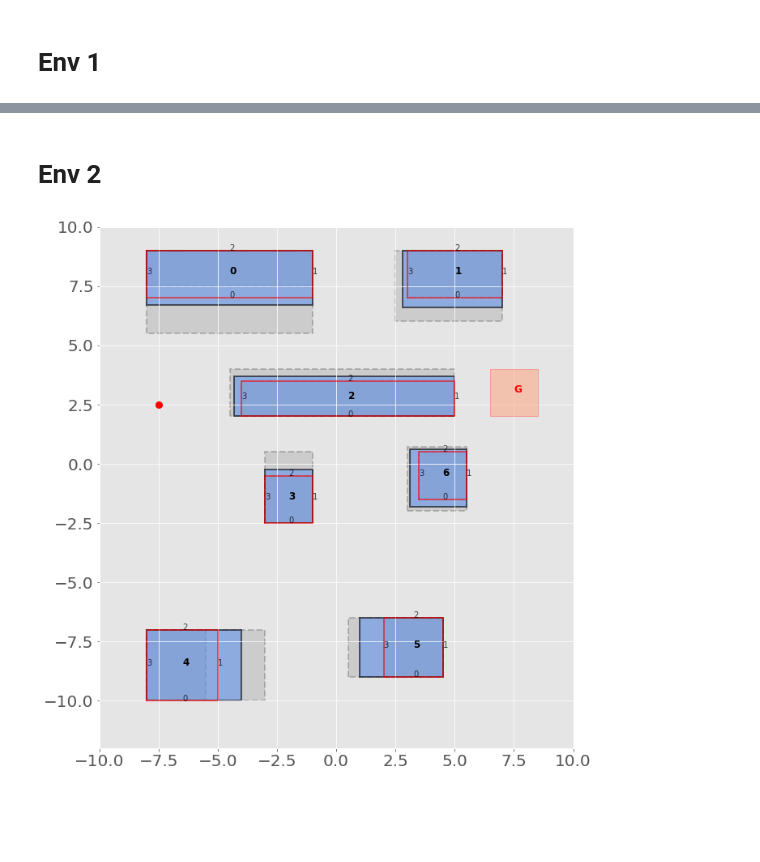
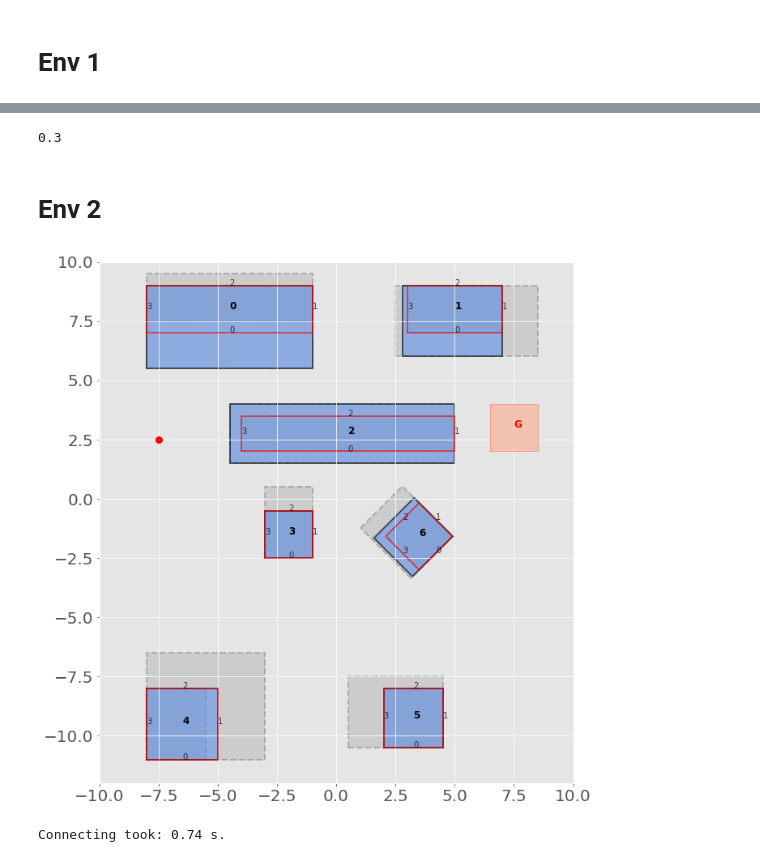
Before and after one commit to zhangvwk/planning-with-map-errors, a Jupyter notebook: environment_examples.ipynb, the cells around one changed output, grey strips where cells are left out. Cells and saved outputs as stored; diff of their text form; code cells hidden in the pictures; blank space fills up the shorter version.

```diff
--- a/environment_examples.ipynb
+++ b/environment_examples.ipynb
@@ -236,40 +257,44 @@ sim.plot_trajs(xs, x_noms)
+# %%
+prob_collision
+# %% [output]
+0.3
 # %% [markdown]
 # Env 2
 # %%
 x_lims = [-10,10]
 y_lims = [-12,10]
 env = Environment2D(x_lims, y_lims)
 
 rec_0 = Rectangle(0, -8,7,7,2,0)
 rec_1 = Rectangle(1, 3,7,4,2,0)
 rec_2 = Rectangle(2, -4,2,9,1.5,0)
 rec_3 = Rectangle(3, -3,-2.5,2,2,0)
-rec_4 = Rectangle(4, -8,-10,3,3,0)
-rec_5 = Rectangle(5, 2,-9,2.5,2.5,0)
-rec_6 = Rectangle(6, 3.5,-1.5,2,2,0)
+rec_4 = Rectangle(4, -8,-11,3,3,0)
+rec_5 = Rectangle(5, 2,-10.5,2.5,2.5,0)
+rec_6 = Rectangle(6, 3.5,-3,2,2,45)
 
-rec_0.set_error_bounds(np.array([-0.5,0,0,0]), np.array([1.5,0,0,0]))
-rec_1.set_error_bounds(np.array([0,0,0,0]), np.array([1,0,0,0.5]))
-rec_2.set_error_bounds(np.array([0,0,0,0]), np.array([0,0,0.5,0.5]))
+rec_0.set_error_bounds(np.array([-0.5,0,0,0]), np.array([1.5,0,0.5,0]))
+rec_1.set_error_bounds(np.array([0,0,0,0]), np.array([1,1.5,0,0.5]))
+rec_2.set_error_bounds(np.array([0,0,0,0]), np.array([0.5,0,0.5,0.5]))
 rec_3.set_error_bounds(np.array([0,0,0,0]), np.array([0,0,1,0]))
-rec_4.set_error_bounds(np.array([0,-0.5,0,0]), np.array([0,2,0,0]))
-rec_5.set_error_bounds(np.array([0,0,0,0]), np.array([0,0,0,1.5]))
-rec_6.set_error_bounds(np.array([0,0,0,0]), np.array([0.5,0,0.2,0.5]))
+rec_4.set_error_bounds(np.array([0,-0.5,0,0]), np.array([0,2,1.5,0]))
+rec_5.set_error_bounds(np.array([0,0,0,0]), np.array([0,0,0.5,1.5]))
+rec_6.set_error_bounds(np.array([0,0,0,0]), np.array([0,0,1.0,0.5]))
 
-rec_0.set_actual_errors(np.array([0.3,0,0,0]))
-rec_1.set_actual_errors(np.array([0.4,0,0,0.2]))
-rec_2.set_actual_errors(np.array([0,0,0.2,0.3]))
-rec_3.set_actual_errors(np.array([0,0,0.25,0]))
-rec_4.set_actual_errors(np.array([0,1,0,0]))
-rec_5.set_actual_errors(np.array([0,0,0,1]))
-rec_6.set_actual_errors(np.array([0.3,0,0.1,0.4]))
+rec_0.set_actual_errors(np.array([1.5,0,0,0]))
+rec_1.set_actual_errors(np.array([1,0,0,0.2]))
+rec_2.set_actual_errors(np.array([0.5,0,0.5,0.5]))
+# rec_3.set_actual_errors(np.array([0,0,1,0]))
+# rec_4.set_actual_errors(np.array([0,1,1,0]))
+# rec_5.set_actual_errors(np.array([0,0,0,1]))
+rec_6.set_actual_errors(np.array([0,0,0.3,0.4]))
 
 env.add_rectangles([rec_0, rec_1, rec_2, rec_3, rec_4, rec_5, rec_6])
 
 env.plot()
 x_start = Point(-7.5, 2.5)
 x_start.plot()
 goal_region = Rectangle(-1, 6.5,2,2,2,0)
 goal_region.plot(as_goal=True)
 # %% [output]
-[figure, old version]
+[figure, new version]
@@ -275,0 +330,4 @@ goal_region.plot(as_goal=True)
+# %%
+g.build(nsamples, r=2, max_neighbors=3, tol=tol, motion_noise_ratio=0.05)
+# %% [output]
+Connecting took: 0.74 s.
```
Also changed, not shown: parts of 34 cells of this notebook, 9 other files.
